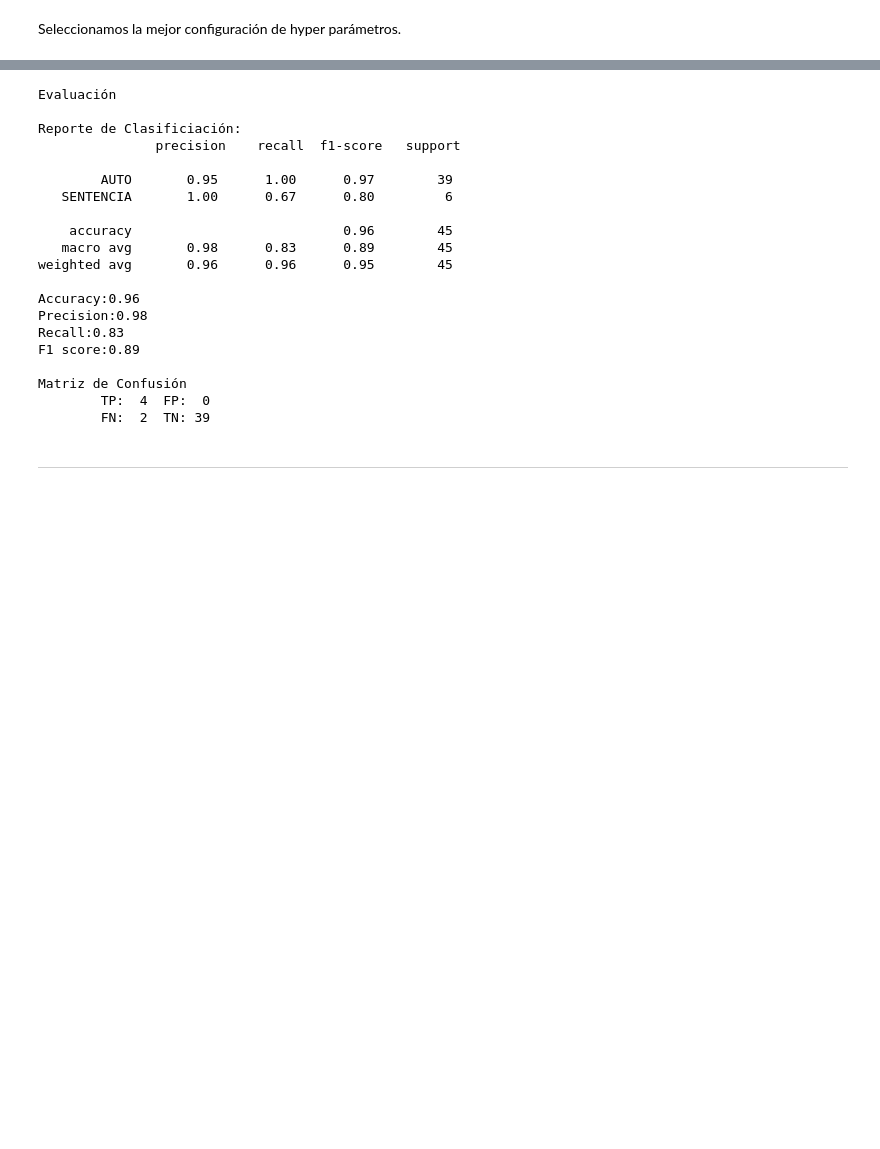
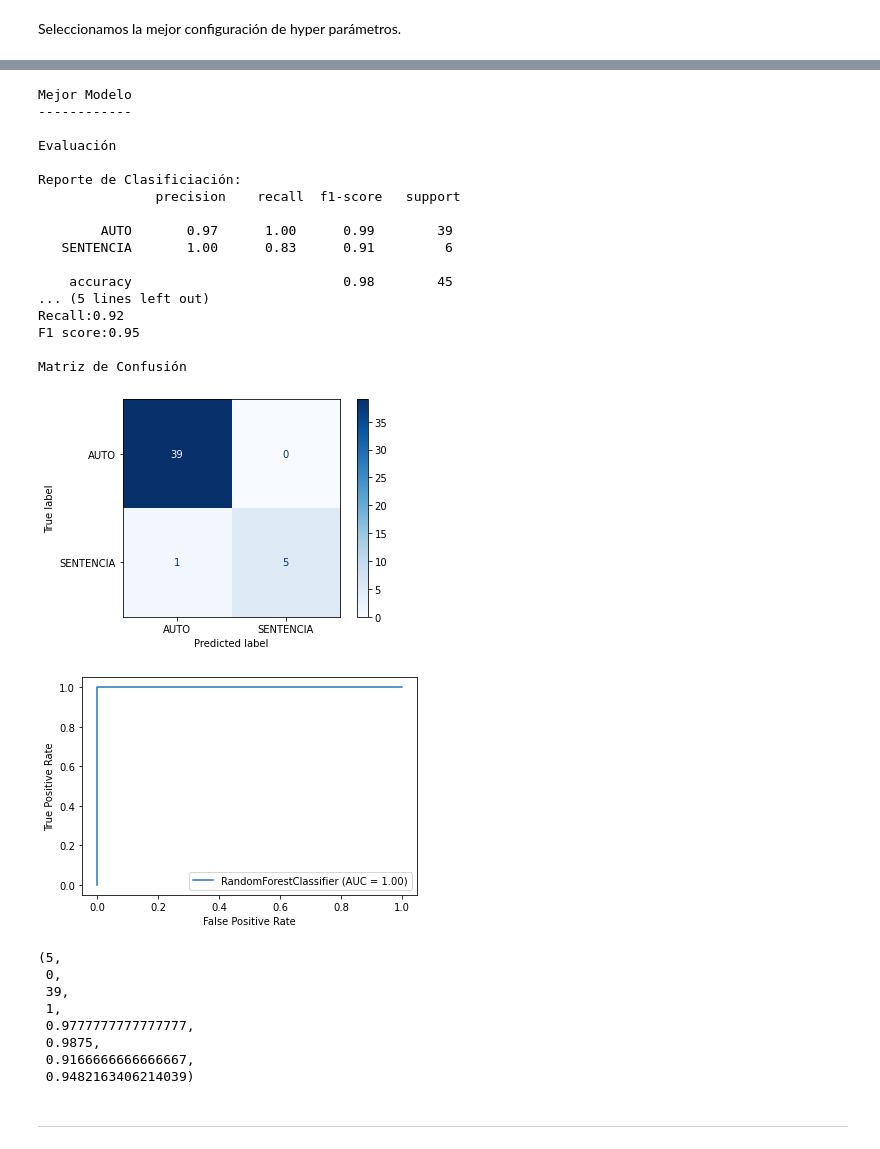
Before and after one commit to jorgeperezv/Busqueda-y-Recomendacion-de-Textos-Legales, a Jupyter notebook: Practico 3 - Introducción al Aprendizaje Supervisado.ipynb, the cells around one changed output, grey strips where cells are left out. Drawn from its saved outputs; the diff is of its cells as text; code cells hidden in the pictures; blank space fills up the shorter version.

Commit message:
Update Practico 3 - Introducción al Aprendizaje Supervisado.ipynb
Mejoras

```diff
--- a/Practico 3 - Introducción al Aprendizaje Supervisado.ipynb
+++ b/Practico 3 - Introducción al Aprendizaje Supervisado.ipynb
@@ -511,3 +443,3 @@ best_model
 # %%
-model = SGDClassifier(**best_model, random_state=0)
+model = ensemble.RandomForestClassifier(max_depth=8, n_estimators=320)
 classifier = model.fit(X_train, y_train)
@@ -517,38 +446,33 @@ y_test_pred = model.predict(X_test)
-# %%
-tn, fp, fn, tp = confusion_matrix(y_test, y_test_pred).ravel()
-accuracy = accuracy_score(y_test, y_test_pred)
-precision = precision_score(y_test, y_test_pred, average="macro")
-recall = recall_score(y_test, y_test_pred, average="macro")
-f1 = f1_score(y_test, y_test_pred, average="macro")
-
-print('\nEvaluación')
-print('\nReporte de Clasificiación:\n', classification_report(y_test, y_test_pred))
-print(f'Accuracy:{accuracy:{0.2}}')
-print(f'Precision:{precision:{0.2}}')
-print(f'Recall:{recall:{0.2}}')
-print(f'F1 score:{f1:{0.2}}')
-print(f'\nMatriz de Confusión \n\tTP:{tp:{3}} \tFP:{fp:{3}} \n\tFN:{fn:{3}} \tTN:{tn:{3}}')
-# %% [output]
-Evaluación
-
-Reporte de Clasificiación:
-               precision    recall  f1-score   support
-
-        AUTO       0.95      1.00      0.97        39
-   SENTENCIA       1.00      0.67      0.80         6
-
-    accuracy                           0.96        45
-   macro avg       0.98      0.83      0.89        45
-weighted avg       0.96      0.96      0.95        45
-
-Accuracy:0.96
-Precision:0.98
-Recall:0.83
-F1 score:0.89
-
-Matriz de Confusión
-        TP:  4  FP:  0
-        FN:  2  TN: 39
+# %%
+entreno_modelo('Mejor Modelo', model, X_train, y_train, X_test, y_test)
+# %% [output]
+Mejor Modelo
+------------
+
+Evaluación
+
+Reporte de Clasificiación:
+               precision    recall  f1-score   support
+
+        AUTO       0.97      1.00      0.99        39
+   SENTENCIA       1.00      0.83      0.91         6
+
+    accuracy                           0.98        45
+... (5 lines left out)
+Recall:0.92
+F1 score:0.95
+
+Matriz de Confusión
+[figure, added]
+[figure, added]
+(5,
+ 0,
+ 39,
+ 1,
+ 0.9777777777777777,
+ 0.9875,
+ 0.9166666666666667,
+ 0.9482163406214039)
 # %% [markdown]
  ----------------------------------------------------------------------------------------------------------
 # %% [markdown]
```
Also changed, not shown: parts of 25 cells of this notebook.
